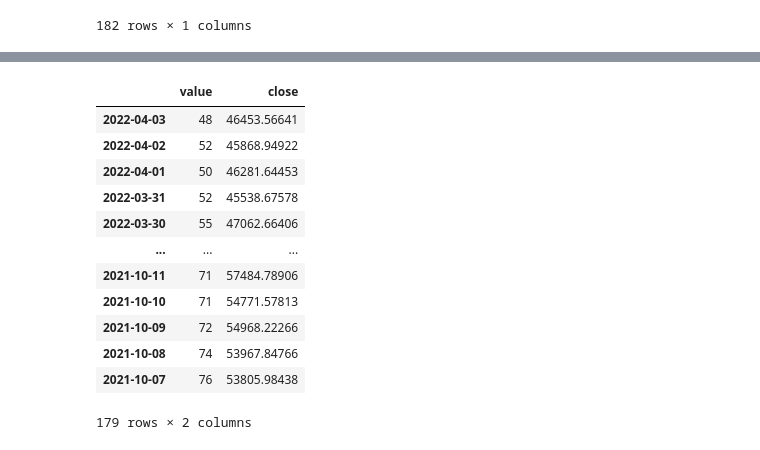
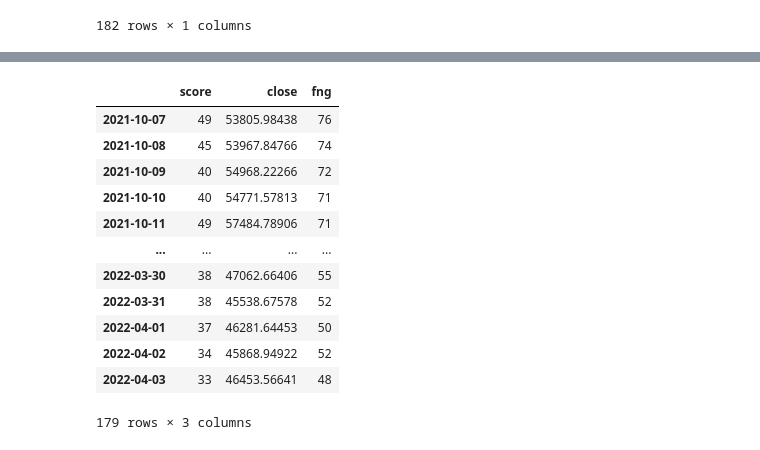
Before and after one commit to Ericwynnus/Project-2, a Jupyter notebook: App/TensorFlow_Multi.ipynb, the cells around one changed output, grey strips where cells are left out. Cells and saved outputs as stored; diff of their text form; code cells hidden in the pictures.

```diff
--- a/App/TensorFlow_Multi.ipynb
+++ b/App/TensorFlow_Multi.ipynb
@@ -20,6 +20,6 @@ random.set_seed(2)
 # %%
 # Load the fear and greed sentiment data for Bitcoin
 fng_df = pd.read_csv('../resources/fng.csv', index_col="date", infer_datetime_format=True, parse_dates=True)
-fng_df = fng_df.rename(columns={'value_classification':'fear and greed value'})
+fng_df = fng_df.rename(columns={'value':'fng'})
 fng_df
 # %% [output]
@@ -58,3 +58,8 @@ price_df
 | 2022-04-02 | 45868.94922 |
 | 2022-04-03 | 46453.56641 |
 182 rows × 1 columns
+# %%
+# Load the values of pytrends
+pytrends_df = pd.read_csv('../resources/btc-pytrends.csv', index_col="Day", infer_datetime_format=True, parse_dates=True)
+pytrends_df = pytrends_df.rename(columns={'Bitcoin':'score'})
+pytrends_df
@@ -61,21 +81,21 @@ price_df
 # %%
 # Join the data into a single DataFrame
-join_df = fng_df.join(price_df, how="inner")
+join_df = pd.concat([pytrends_df, price_df, fng_df], axis=1, join="inner")
 join_df
 # %% [output]
-|  | value | close |
-| 2022-04-03 | 48 | 46453.56641 |
-| 2022-04-02 | 52 | 45868.94922 |
-| 2022-04-01 | 50 | 46281.64453 |
-| 2022-03-31 | 52 | 45538.67578 |
-| 2022-03-30 | 55 | 47062.66406 |
-| ... | ... | ... |
-| 2021-10-11 | 71 | 57484.78906 |
-| 2021-10-10 | 71 | 54771.57813 |
-| 2021-10-09 | 72 | 54968.22266 |
-| 2021-10-08 | 74 | 53967.84766 |
-| 2021-10-07 | 76 | 53805.98438 |
+|  | score | close | fng |
+| 2021-10-07 | 49 | 53805.98438 | 76 |
+| 2021-10-08 | 45 | 53967.84766 | 74 |
+| 2021-10-09 | 40 | 54968.22266 | 72 |
+| 2021-10-10 | 40 | 54771.57813 | 71 |
+| 2021-10-11 | 49 | 57484.78906 | 71 |
+| ... | ... | ... | ... |
+| 2022-03-30 | 38 | 47062.66406 | 55 |
+| 2022-03-31 | 38 | 45538.67578 | 52 |
+| 2022-04-01 | 37 | 46281.64453 | 50 |
+| 2022-04-02 | 34 | 45868.94922 | 52 |
+| 2022-04-03 | 33 | 46453.56641 | 48 |
-179 rows × 2 columns
+179 rows × 3 columns
 # %%
 # This function accepts the column number for the features (X) and the target (y)
 # It chunks the data up with a rolling window of Xt-n to predict Xt
```
Also changed, not shown: parts of 10 cells of this notebook.
